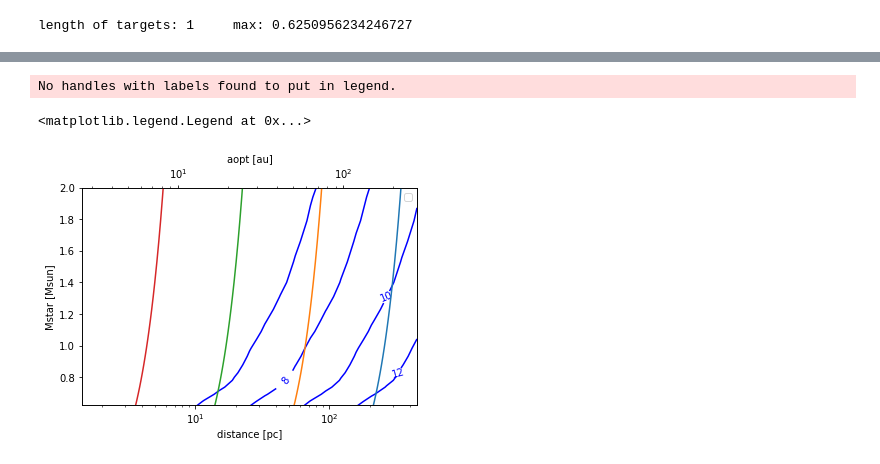
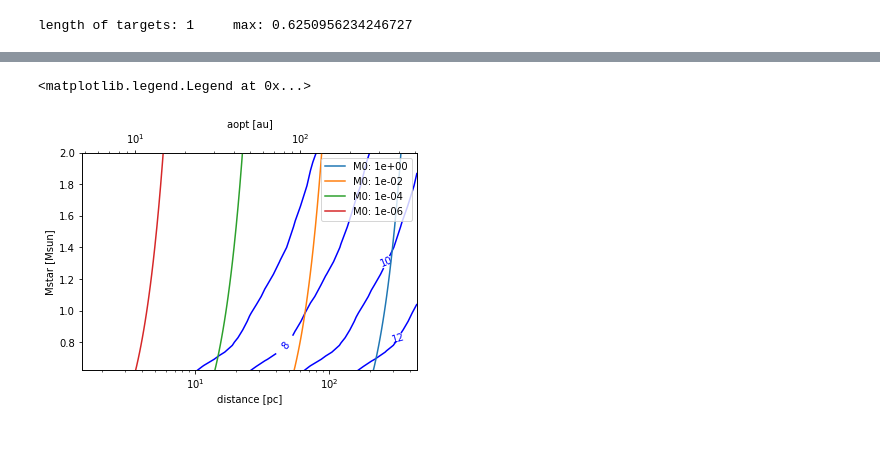
Before and after one commit to LoicNassif/CE-Irregular-Satellites, a Jupyter notebook: jupyter_examples/2DOpt.ipynb, the cells around one changed output, grey strips where cells are left out. Drawn from its saved outputs; the diff is of its cells as text; code cells hidden in the pictures.

```diff
--- a/jupyter_examples/2DOpt.ipynb
+++ b/jupyter_examples/2DOpt.ipynb
@@ -150,21 +190,21 @@ length of targets: 1     max: 0.6250956234246727
 # %%
 # plot contour map
-# available lvls [ 0.  3.  6.  9. 12. 15. 18.]
 fig, ax = plt.subplots()
-CS2 = ax.contour(AOPTIMAG/(AU*0.7), MSIMAG/MSUN, IMAGREAL, levels=[6, 8, 10, 12], colors='b')
+CS2 = ax.contour(AOPTIMAG/(AU*0.7), MSIMAG/MSUN, IMAGREAL,levels=[6, 8, 10, 12], colors='b')
 ax.clabel(CS2, inline=1, fontsize=10, fmt='%1i')
 ax.set_xscale('log')
+
 ax2 = ax.twiny()
-for i in range(len(aopt_list)):
-    ax2.plot(np.array(aopt_list[i])/AU, Ms/MSUN, label="M0: {0:.0e}".format(M0_list[i]/MEARTH))
+
+for i in range(len(aopt2_list)):
+    ax2.plot(np.array(aopt2_list[i])/AU, Ms/MSUN, label="M0: {0:.0e}".format(M0_list[i]/MEARTH))
 if targetMIN is not None:
     ax.set_ylim([targetMIN, 2])
 ax.set_ylabel('Mstar [Msun]')
+ax2.set_xlabel('aopt [au]')
 ax.set_xlabel('distance [pc]')
-ax2.set_xlabel('aopt [au]')
 ax2.set_xscale('log')
-ax.legend()
+ax2.legend()
 # %% [output]
-No handles with labels found to put in legend.
+<matplotlib.legend.Legend at 0x...>
-<matplotlib.legend.Legend at 0x...>
-[figure, old version]
+[figure, new version]
```
Also changed, not shown: parts of 5 cells of this notebook, 1 other file.
